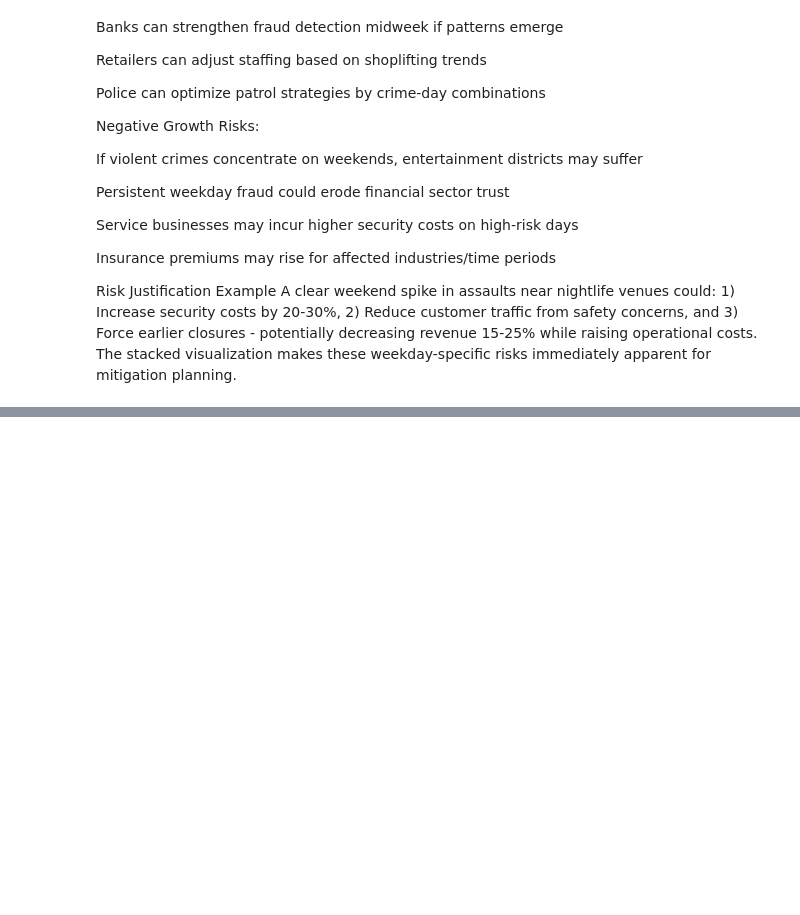
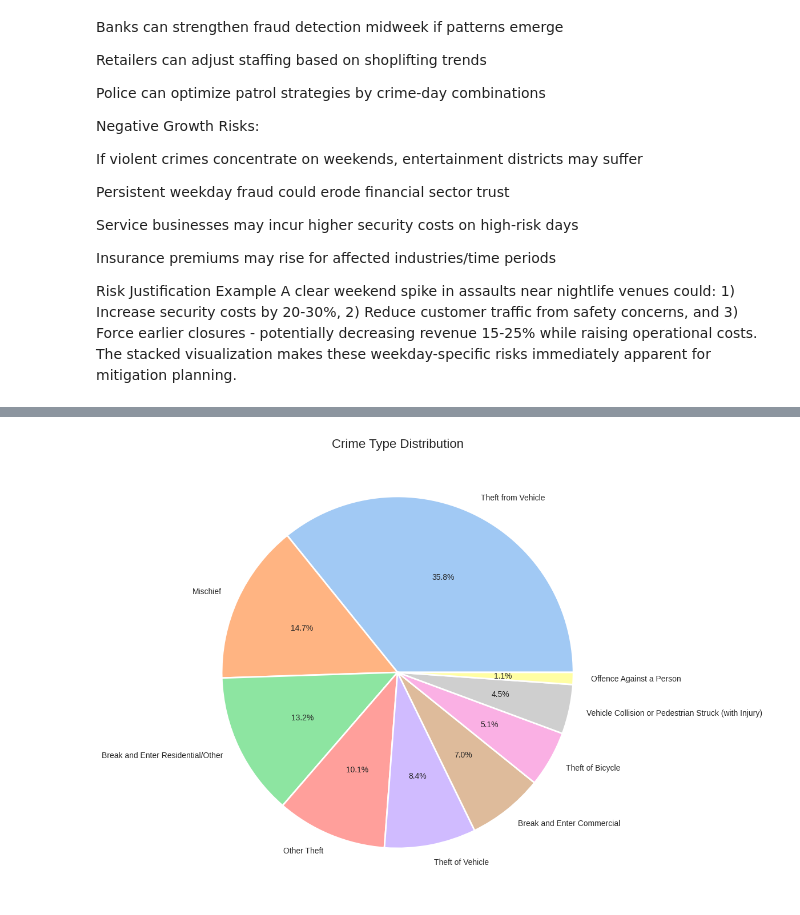
Before and after one commit to mrkhan0004/Labmentix-Internship, a Jupyter notebook: FBI_Time_series.ipynb, the cells around one changed output, grey strips where cells are left out. Saved outputs shown, nothing was run; the diff lists cells and outputs as text; code cells hidden in the pictures; blank space fills up the shorter version.

```diff
--- a/FBI_Time_series.ipynb
+++ b/FBI_Time_series.ipynb
@@ -737,0 +860,11 @@ Risk Justification Example A clear weekend spike in assaults near nightlife venu
+# %%
+# Chart - 8 visualization code
+plt.figure(figsize=(10,10))
+train_df['type'].value_counts().plot.pie(autopct='%1.1f%%',
+                                       colors=sns.color_palette('pastel'),
+                                       wedgeprops={'linewidth':2, 'edgecolor':'white'})
+plt.title('Crime Type Distribution', fontsize=16)
+plt.ylabel('')
+plt.show()
+# %% [output]
+[figure, added]
```
Also changed, not shown: parts of 12 cells of this notebook.
